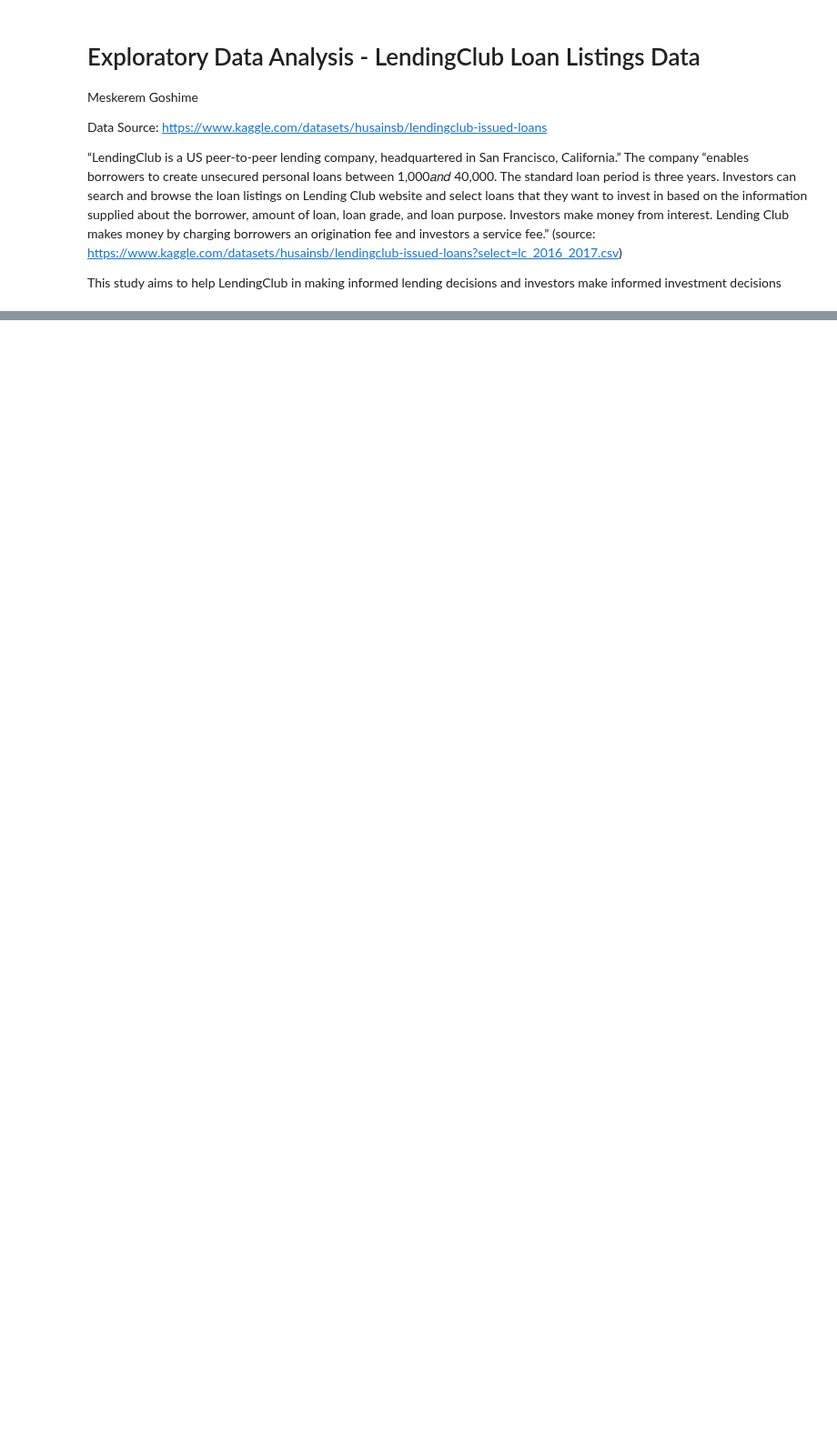
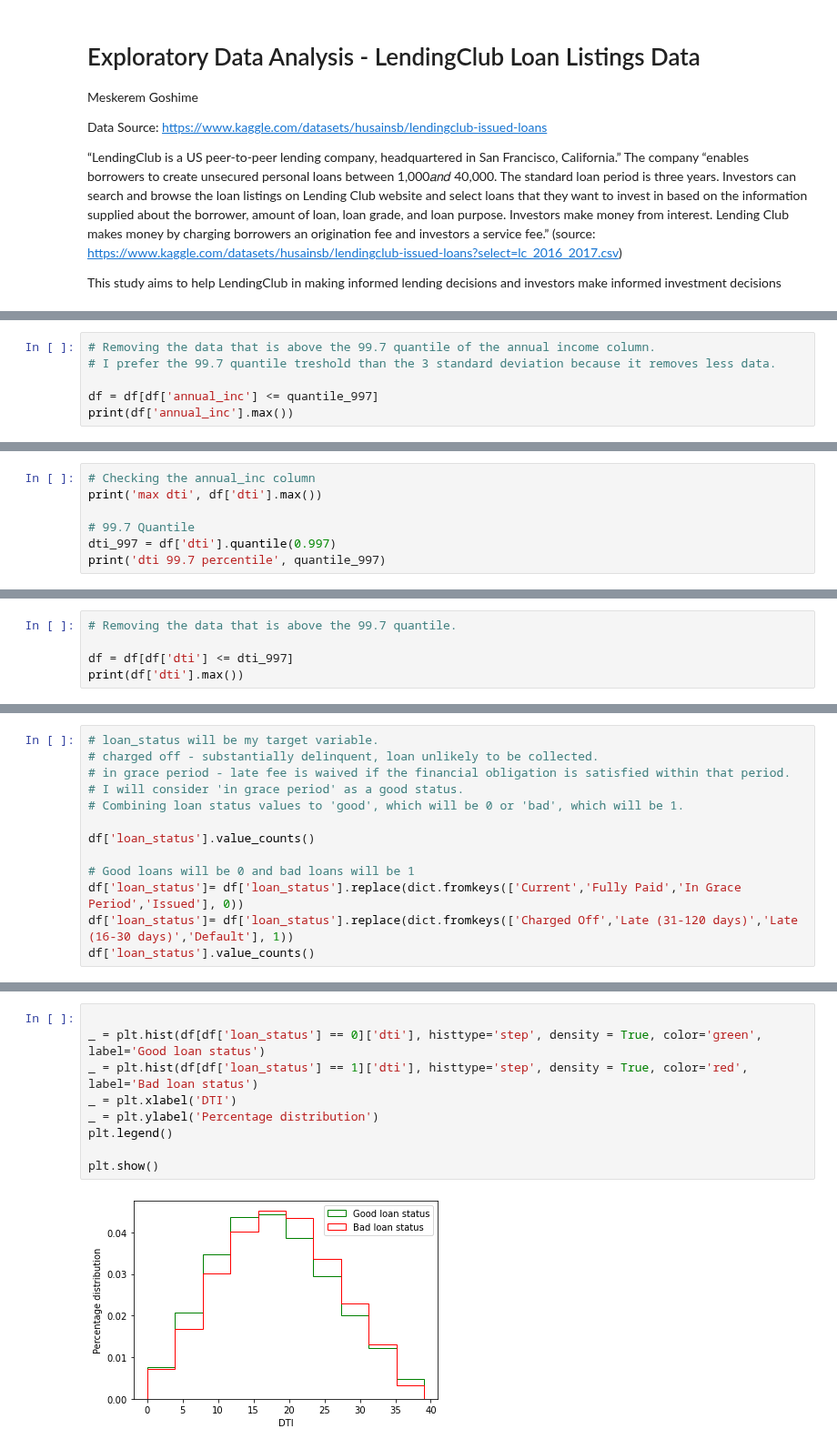
Before and after one commit to meskeremg/MeskiSBWork, a Jupyter notebook: Capstone2MeskeremGoshime/notebooks/Capstone2_Exploratory_Data_Analysis_LendingClub_Meskerem_Goshime.ipynb, the cells around one changed output, grey strips where cells are left out. Shown at 91% size. Saved outputs shown, nothing was run; the diff lists cells and outputs as text; blank space fills up the shorter version.

```diff
--- a/Capstone2MeskeremGoshime/notebooks/Capstone2_Exploratory_Data_Analysis_LendingClub_Meskerem_Goshime.ipynb
+++ b/Capstone2MeskeremGoshime/notebooks/Capstone2_Exploratory_Data_Analysis_LendingClub_Meskerem_Goshime.ipynb
@@ -434,0 +194,6 @@ Loan_0715.to_csv('Loan_0715_after_eda.csv',index=False)
+# %%
+# Removing the data that is above the 99.7 quantile of the annual income column.
+# I prefer the 99.7 quantile treshold than the 3 standard deviation because it removes less data.
+
+df = df[df['annual_inc'] <= quantile_997]
+print(df['annual_inc'].max())
@@ -434,0 +202,7 @@ Loan_0715.to_csv('Loan_0715_after_eda.csv',index=False)
+# %%
+# Checking the annual_inc column
+print('max dti', df['dti'].max())
+
+# 99.7 Quantile
+dti_997 = df['dti'].quantile(0.997)
+print('dti 99.7 percentile', quantile_997)
@@ -434,0 +212,5 @@ Loan_0715.to_csv('Loan_0715_after_eda.csv',index=False)
+# %%
+# Removing the data that is above the 99.7 quantile.
+
+df = df[df['dti'] <= dti_997]
+print(df['dti'].max())
@@ -434,0 +254,13 @@ Loan_0715.to_csv('Loan_0715_after_eda.csv',index=False)
+# %%
+# loan_status will be my target variable.
+# charged off - substantially delinquent, loan unlikely to be collected.
+# in grace period - late fee is waived if the financial obligation is satisfied within that period.
+# I will consider 'in grace period' as a good status.
+# Combining loan status values to 'good', which will be 0 or 'bad', which will be 1.
+
+df['loan_status'].value_counts()
+
+# Good loans will be 0 and bad loans will be 1
+df['loan_status']= df['loan_status'].replace(dict.fromkeys(['Current','Fully Paid','In Grace Period','Issued'], 0))
+df['loan_status']= df['loan_status'].replace(dict.fromkeys(['Charged Off','Late (31-120 days)','Late (16-30 days)','Default'], 1))
+df['loan_status'].value_counts()
@@ -434,0 +293,11 @@ Loan_0715.to_csv('Loan_0715_after_eda.csv',index=False)
+# %%
+
+_ = plt.hist(df[df['loan_status'] == 0]['dti'], histtype='step', density = True, color='green', label='Good loan status')
+_ = plt.hist(df[df['loan_status'] == 1]['dti'], histtype='step', density = True, color='red', label='Bad loan status')
+_ = plt.xlabel('DTI')
+_ = plt.ylabel('Percentage distribution')
+plt.legend()
+
+plt.show()
+# %% [output]
+[figure, added]
```
Also changed, not shown: parts of 94 cells of this notebook.
